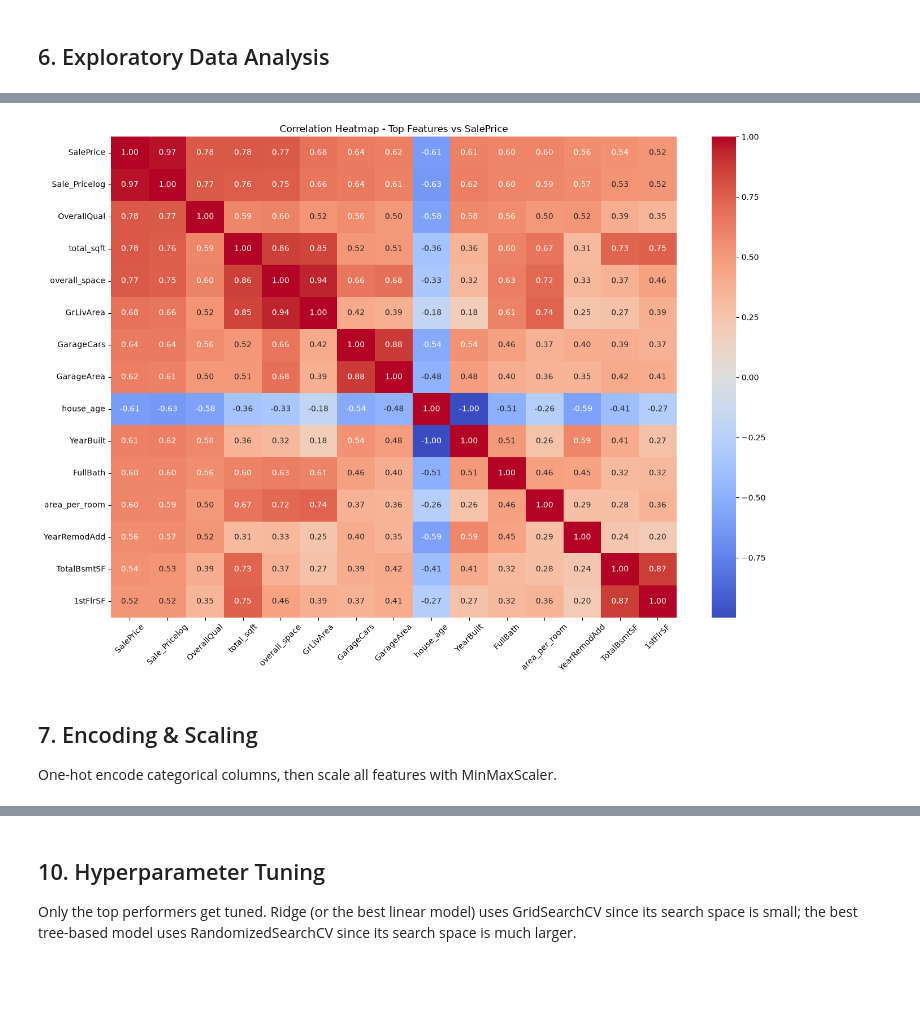
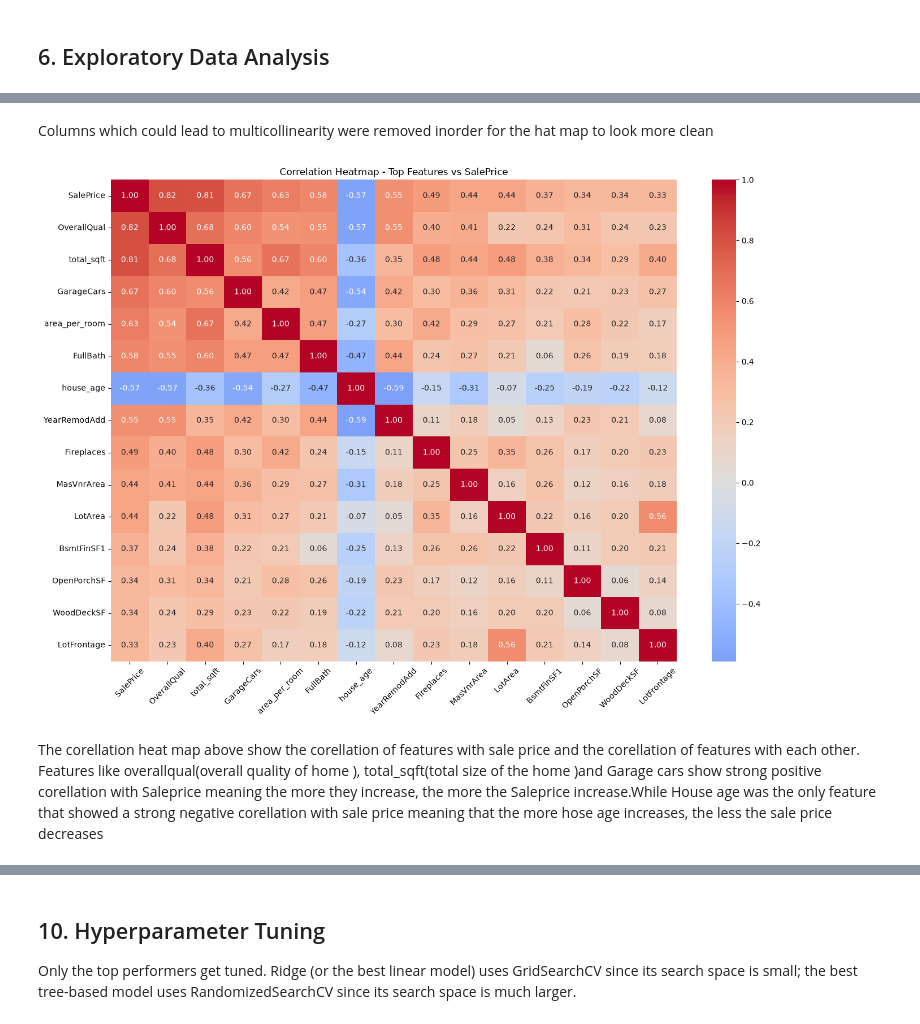
Before and after one commit to Alegbeleye-Ayomide/House-price-prediction, a Jupyter notebook: house_price_prediction.ipynb, the cells around one changed output, grey strips where cells are left out. Drawn from its saved outputs; the diff is of its cells as text; code cells hidden in the pictures; blank space fills up the shorter version.

```diff
--- a/house_price_prediction.ipynb
+++ b/house_price_prediction.ipynb
@@ -225,17 +175,0 @@ The function detected 61 outliers in Grliv area, 69 in lot area, 61 in TotalBsmt
-# %%
-def remove_outliers(df, columns):
-    for col in columns:
-        Q1 = df[col].quantile(0.25)
-        Q3 = df[col].quantile(0.75)
-        IQR = Q3 - Q1
-        lowerbound = Q1 - 1.5 * IQR
-        upperbound = Q3 + 1.5 * IQR
-
-        before = df.shape[0]
-        df = df[(df[col] >= lowerbound) & (df[col] <= upperbound)]
-        after = df.shape[0]
-
-        print(f'{col}: removed {before - after} outliers')
-    return df
-
-home = remove_outliers(home, numeric_cols)
@@ -328,17 +296,31 @@ home.over
+# %%
+numeric_cols = home.select_dtypes(include=['number']).columns.tolist()
+# %%
+cols_to_drop = [
+    'YrSold',
+    'YearBuilt',
+    'TotalBsmtSF',
+    '1stFlrSF',
+    '2ndFlrSF',
+    'GrLivArea',
+    'TotRmsAbvGrd',
+    'GarageArea',
+    'Sale_Pricelog',
+    'overall_space'
+]
+corr_cols = [col for col in numeric_cols if col not in cols_to_drop]
+# %% [markdown]
+Columns which could lead to multicollinearity were removed inorder for the hat map to look more clean
 # %%
-numeric_cols = home.select_dtypes(include=['int64', 'float64']).columns.tolist()
-
 plt.figure(figsize=(14, 10))
-corr = home[numeric_cols].corr()
+corr = home[corr_cols].corr()
 top_corr = corr['SalePrice'].abs().sort_values(ascending=False).head(15).index
 sns.heatmap(home[top_corr].corr(), annot=True, fmt='.2f', cmap='coolwarm', center=0)
 plt.title('Correlation Heatmap - Top Features vs SalePrice')
 plt.xticks(rotation=45)
 plt.tight_layout()
 plt.show()
 # %% [output]
-[figure, old version]
+[figure, new version]
-# %% [markdown]
-## 7. Encoding & Scaling
-
-One-hot encode categorical columns, then scale all features with MinMaxScaler.
+# %% [markdown]
+The corellation heat map above show the corellation of features with sale price and the corellation of features with each other. Features like overallqual(overall quality of home ), total_sqft(total size of the home )and Garage cars show strong positive corellation with Saleprice meaning the more they increase, the more the Saleprice increase.While House age was the only feature that showed a strong negative corellation with sale price meaning that the more hose age increases, the less the sale price decreases
```
Also changed, not shown: parts of 45 cells of this notebook, 1 other file.
